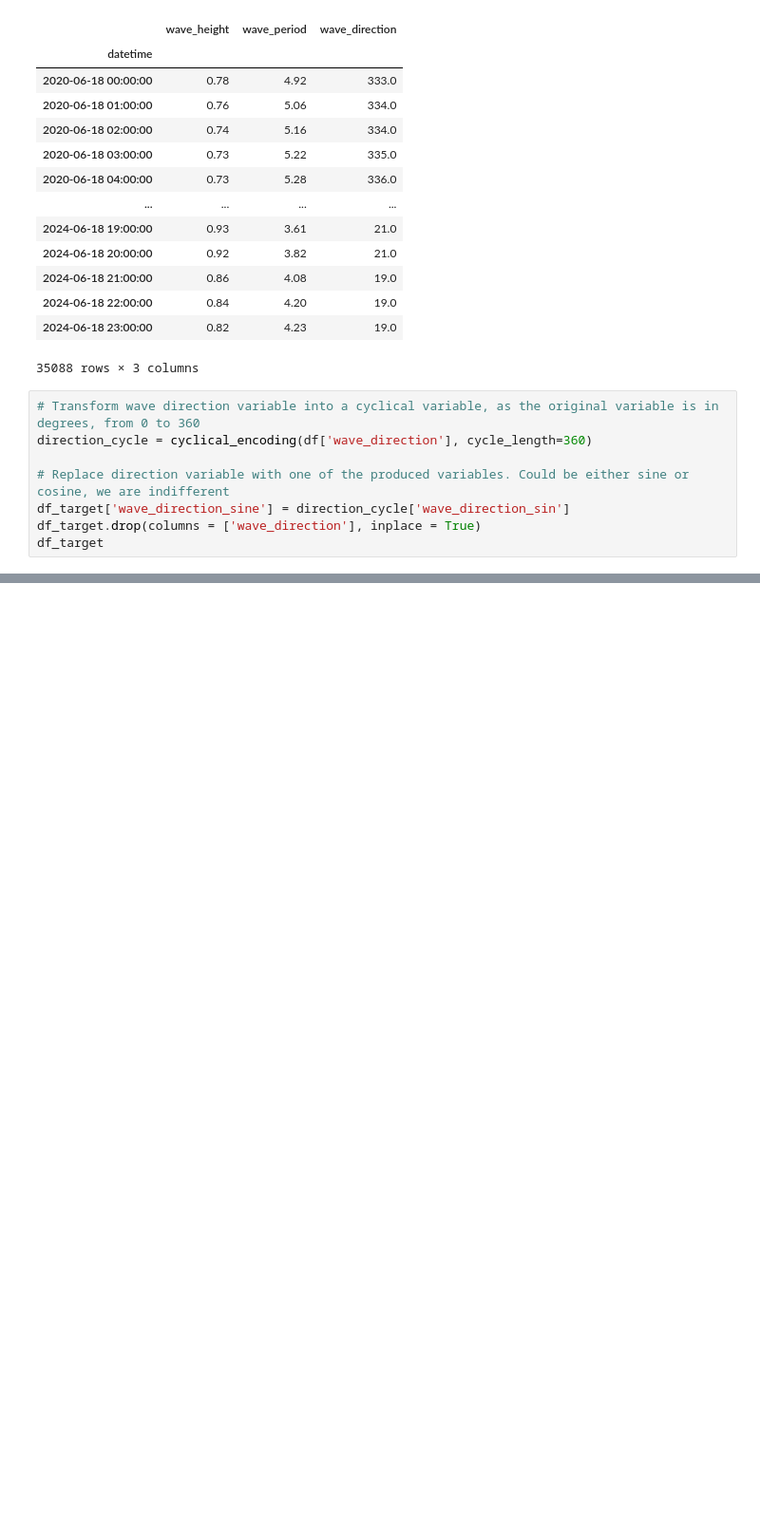
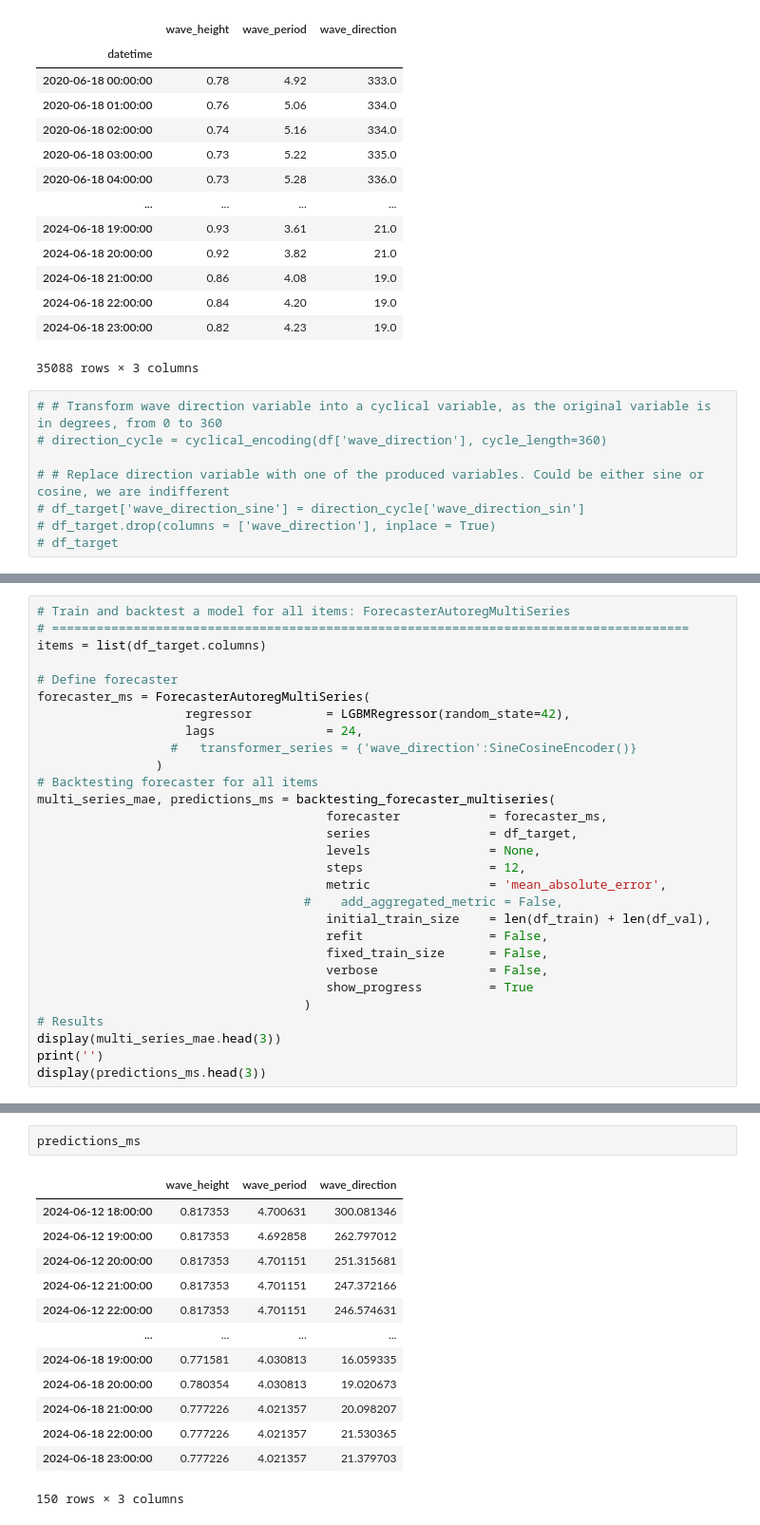
Before and after one commit to AlvaroCorrales/wave-height-app, a Jupyter notebook: Modelling tests.ipynb, the cells around one changed output, grey strips where cells are left out. Shown at 95% size. Drawn from its saved outputs; the diff is of its cells as text; blank space fills up the shorter version.

```diff
--- a/Modelling tests.ipynb
+++ b/Modelling tests.ipynb
@@ -80,10 +162,10 @@ df_target
 | 2024-06-18 23:00:00 | 0.82 | 4.23 | 19.0 |
 35088 rows × 3 columns
 # %%
-# Transform wave direction variable into a cyclical variable, as the original variable is in degrees, from 0 to 360
-direction_cycle = cyclical_encoding(df['wave_direction'], cycle_length=360)
+# # Transform wave direction variable into a cyclical variable, as the original variable is in degrees, from 0 to 360
+# direction_cycle = cyclical_encoding(df['wave_direction'], cycle_length=360)
 
-# Replace direction variable with one of the produced variables. Could be either sine or cosine, we are indifferent
-df_target['wave_direction_sine'] = direction_cycle['wave_direction_sin']
-df_target.drop(columns = ['wave_direction'], inplace = True)
-df_target
+# # Replace direction variable with one of the produced variables. Could be either sine or cosine, we are indifferent
+# df_target['wave_direction_sine'] = direction_cycle['wave_direction_sin']
+# df_target.drop(columns = ['wave_direction'], inplace = True)
+# df_target
@@ -104,0 +200,29 @@ df_target
+# %%
+# Train and backtest a model for all items: ForecasterAutoregMultiSeries
+# ======================================================================================
+items = list(df_target.columns)
+
+# Define forecaster
+forecaster_ms = ForecasterAutoregMultiSeries(
+                    regressor          = LGBMRegressor(random_state=42),
+                    lags               = 24,
+                  #   transformer_series = {'wave_direction':SineCosineEncoder()}
+                )
+# Backtesting forecaster for all items
+multi_series_mae, predictions_ms = backtesting_forecaster_multiseries(
+                                       forecaster            = forecaster_ms,
+                                       series                = df_target,
+                                       levels                = None,
+                                       steps                 = 12,
+                                       metric                = 'mean_absolute_error',
+                                    #    add_aggregated_metric = False,
+                                       initial_train_size    = len(df_train) + len(df_val),
+                                       refit                 = False,
+                                       fixed_train_size      = False,
+                                       verbose               = False,
+                                       show_progress         = True
+                                    )
+# Results
+display(multi_series_mae.head(3))
+print('')
+display(predictions_ms.head(3))
@@ -104,0 +243,16 @@ df_target
+# %%
+predictions_ms
+# %% [output]
+|  | wave_height | wave_period | wave_direction |
+| 2024-06-12 18:00:00 | 0.817353 | 4.700631 | 300.081346 |
+| 2024-06-12 19:00:00 | 0.817353 | 4.692858 | 262.797012 |
+| 2024-06-12 20:00:00 | 0.817353 | 4.701151 | 251.315681 |
+| 2024-06-12 21:00:00 | 0.817353 | 4.701151 | 247.372166 |
+| 2024-06-12 22:00:00 | 0.817353 | 4.701151 | 246.574631 |
+| ... | ... | ... | ... |
+| 2024-06-18 19:00:00 | 0.771581 | 4.030813 | 16.059335 |
+| 2024-06-18 20:00:00 | 0.780354 | 4.030813 | 19.020673 |
+| 2024-06-18 21:00:00 | 0.777226 | 4.021357 | 20.098207 |
+| 2024-06-18 22:00:00 | 0.777226 | 4.021357 | 21.530365 |
+| 2024-06-18 23:00:00 | 0.777226 | 4.021357 | 21.379703 |
+150 rows × 3 columns
```
Also changed, not shown: parts of 9 cells of this notebook.
